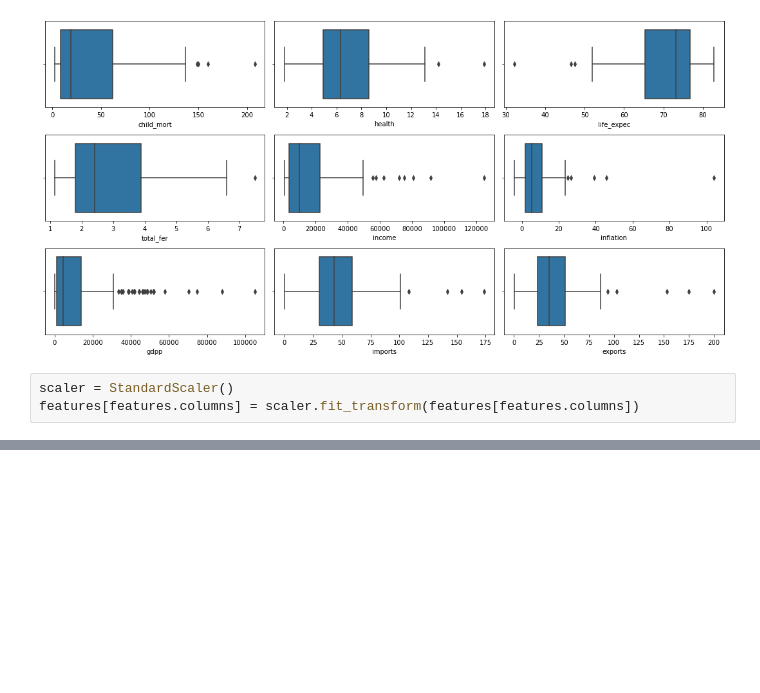
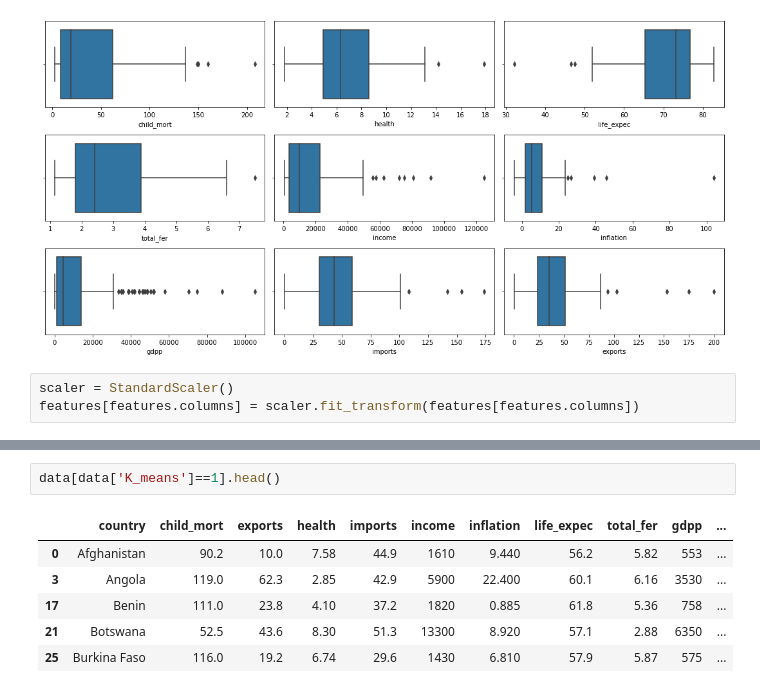
Before and after one commit to shahinmv/ds-bootcamp, a Jupyter notebook: Python/Week 7/PY-CS-W7.ipynb, the cells around one changed output, grey strips where cells are left out. Cells and saved outputs as stored; diff of their text form; blank space fills up the shorter version.

```diff
--- a/Python/Week 7/PY-CS-W7.ipynb
+++ b/Python/Week 7/PY-CS-W7.ipynb
@@ -124,0 +157,9 @@ features
+# %%
+data[data['K_means']==1].head()
+# %% [output]
+|  | country | child_mort | exports | health | imports | income | inflation | life_expec | total_fer | gdpp | ... |
+| 0 | Afghanistan | 90.2 | 10.0 | 7.58 | 44.9 | 1610 | 9.440 | 56.2 | 5.82 | 553 | ... |
+| 3 | Angola | 119.0 | 62.3 | 2.85 | 42.9 | 5900 | 22.400 | 60.1 | 6.16 | 3530 | ... |
+| 17 | Benin | 111.0 | 23.8 | 4.10 | 37.2 | 1820 | 0.885 | 61.8 | 5.36 | 758 | ... |
+| 21 | Botswana | 52.5 | 43.6 | 8.30 | 51.3 | 13300 | 8.920 | 57.1 | 2.88 | 6350 | ... |
+| 25 | Burkina Faso | 116.0 | 19.2 | 6.74 | 29.6 | 1430 | 6.810 | 57.9 | 5.87 | 575 | ... |
```
Also changed, not shown: parts of 36 cells of this notebook, 10 other files.
